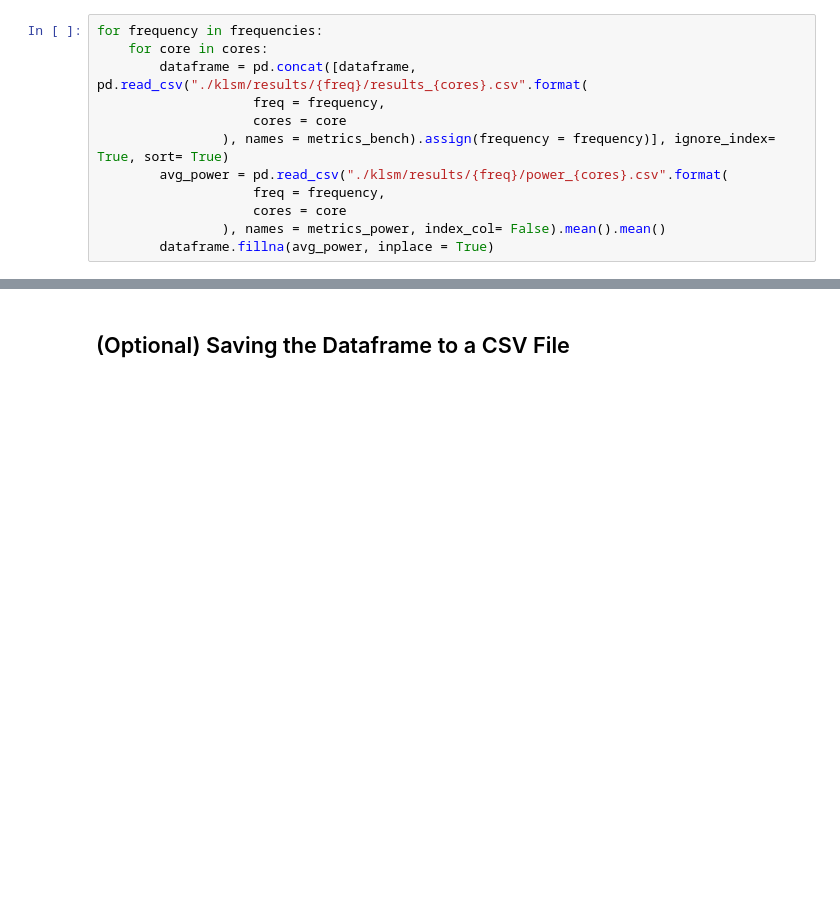
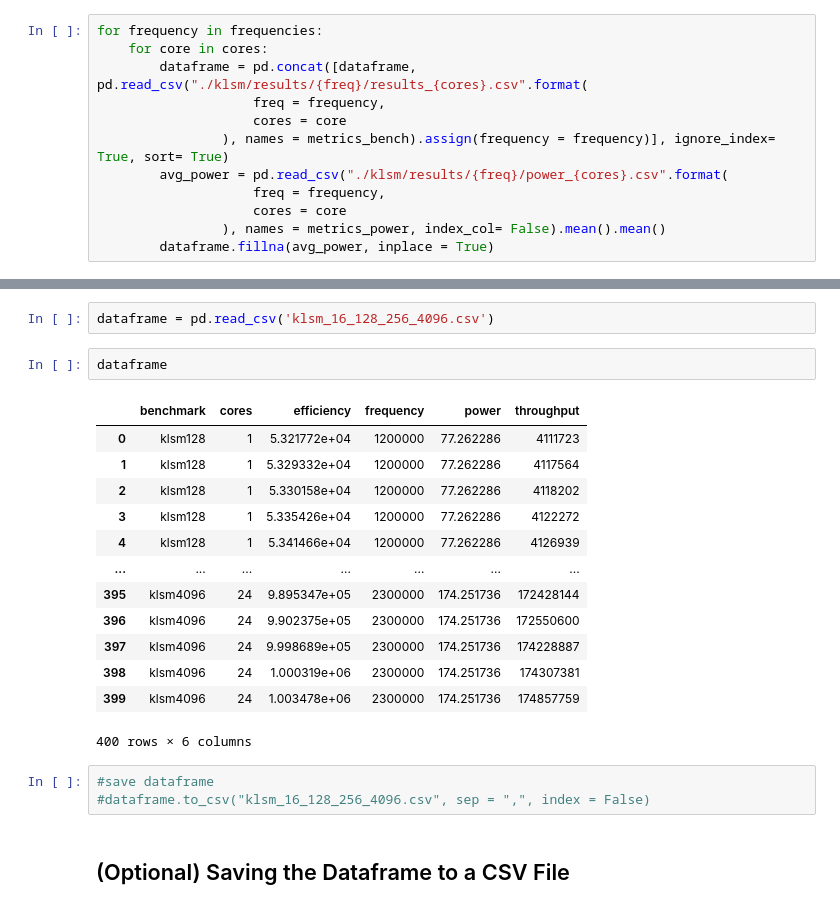
Before and after one commit to madhava20217/Relaxed_Memory_study, a Jupyter notebook: klsm_analysis.ipynb, the cells around one changed output, grey strips where cells are left out. Drawn from its saved outputs; the diff is of its cells as text; blank space fills up the shorter version.

```diff
--- a/klsm_analysis.ipynb
+++ b/klsm_analysis.ipynb
@@ -54,3 +54,24 @@ dataframe.reset_index(drop = True)
+# %%
+dataframe = pd.read_csv('klsm_16_128_256_4096.csv')
+# %%
+dataframe
+# %% [output]
+|  | benchmark | cores | efficiency | frequency | power | throughput |
+| 0 | klsm128 | 1 | 5.321772e+04 | 1200000 | 77.262286 | 4111723 |
+| 1 | klsm128 | 1 | 5.329332e+04 | 1200000 | 77.262286 | 4117564 |
+| 2 | klsm128 | 1 | 5.330158e+04 | 1200000 | 77.262286 | 4118202 |
+| 3 | klsm128 | 1 | 5.335426e+04 | 1200000 | 77.262286 | 4122272 |
+| 4 | klsm128 | 1 | 5.341466e+04 | 1200000 | 77.262286 | 4126939 |
+| ... | ... | ... | ... | ... | ... | ... |
+| 395 | klsm4096 | 24 | 9.895347e+05 | 2300000 | 174.251736 | 172428144 |
+| 396 | klsm4096 | 24 | 9.902375e+05 | 2300000 | 174.251736 | 172550600 |
+| 397 | klsm4096 | 24 | 9.998689e+05 | 2300000 | 174.251736 | 174228887 |
+| 398 | klsm4096 | 24 | 1.000319e+06 | 2300000 | 174.251736 | 174307381 |
+| 399 | klsm4096 | 24 | 1.003478e+06 | 2300000 | 174.251736 | 174857759 |
+400 rows × 6 columns
+# %%
+#save dataframe
+#dataframe.to_csv("klsm_16_128_256_4096.csv", sep = ",", index = False)
 # %% [markdown]
 ## (Optional) Saving the Dataframe to a CSV File
 # %%
```
Also changed, not shown: parts of 5 cells of this notebook, 1 other file.
